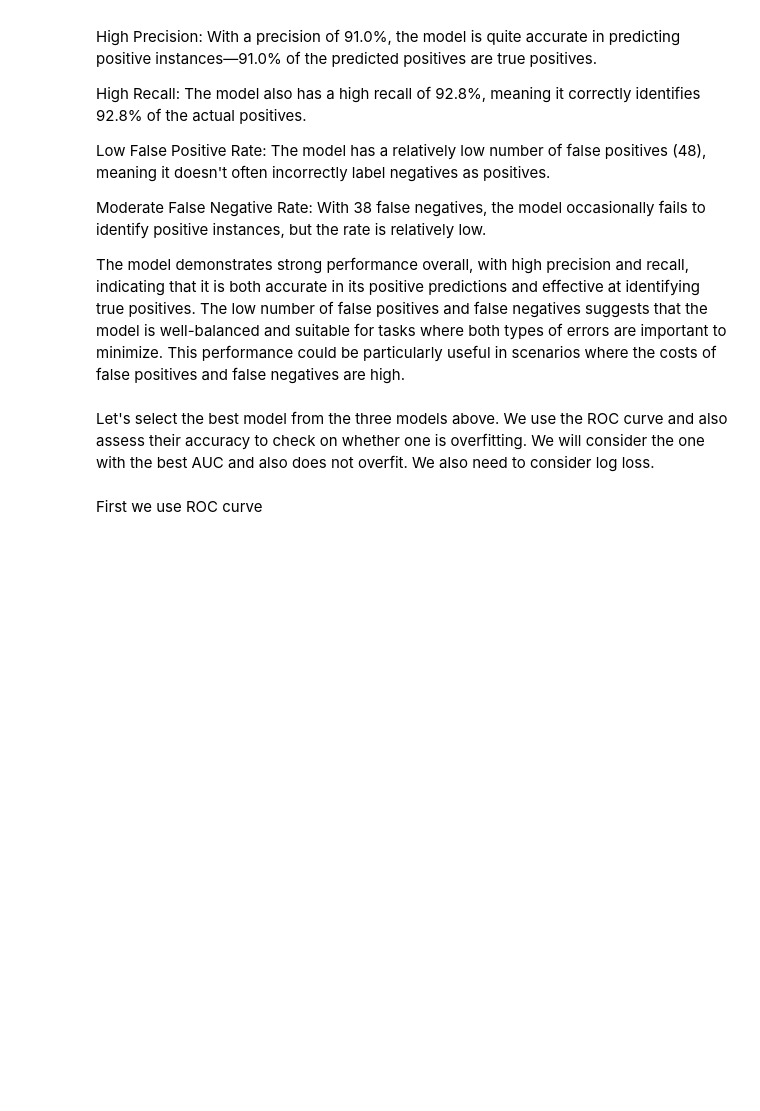
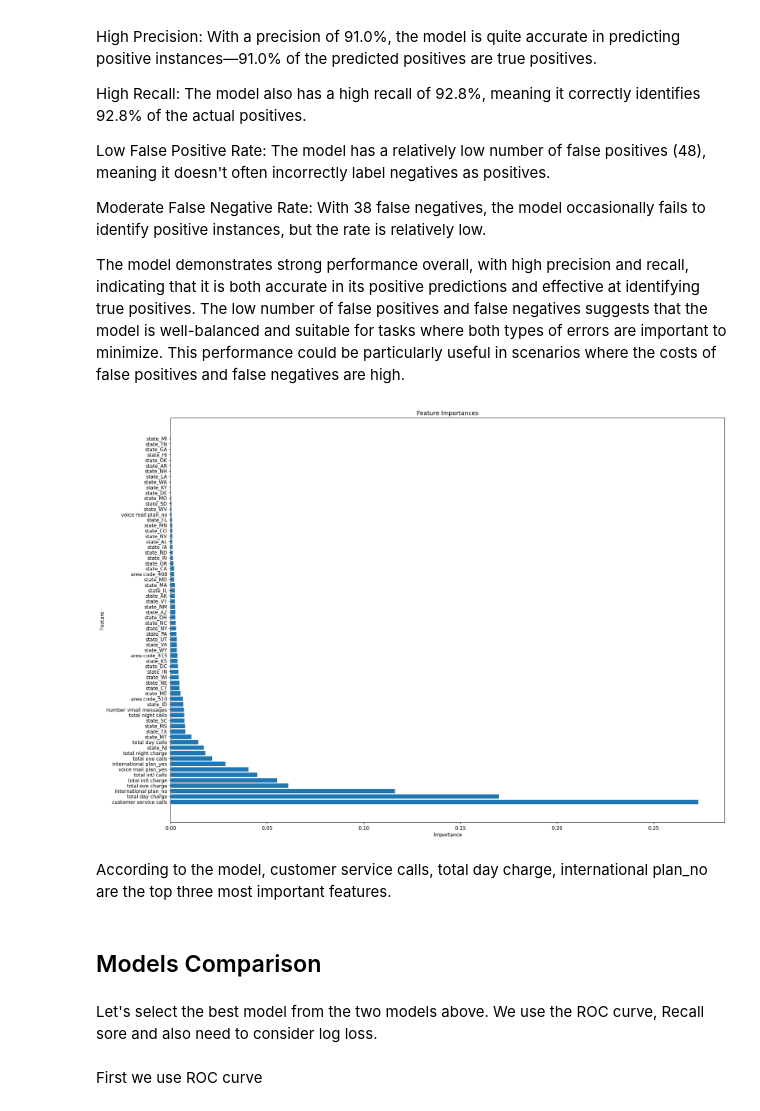
Before and after one commit to AgathaNyambati/SyriaTel-Customer-Churn, a Jupyter notebook: churn.ipynb, the cells around one changed output. Cells and saved outputs as stored; diff of their text form; code cells hidden in the pictures; blank space fills up the shorter version.

```diff
--- a/churn.ipynb
+++ b/churn.ipynb
@@ -754,7 +754,28 @@ Low False Positive Rate: The model has a relatively low number of false positive
 Moderate False Negative Rate: With 38 false negatives, the model occasionally fails to identify positive instances, but the rate is relatively low.
 
 The model demonstrates strong performance overall, with high precision and recall, indicating that it is both accurate in its positive predictions and effective at identifying true positives. The low number of false positives and false negatives suggests that the model is well-balanced and suitable for tasks where both types of errors are important to minimize. This performance could be particularly useful in scenarios where the costs of false positives and false negatives are high.
+# %%
+# Get feature importances
+importances = model2.feature_importances_
+
+# Create a DataFrame to display feature importances
+feature_importances = pd.DataFrame({'Feature': X_train_smote.columns, 'Importance': importances})
+feature_importances = feature_importances.sort_values('Importance', ascending=False)
+
+# Plot feature importances
+plt.figure(figsize=(20, 15))
+plt.barh(feature_importances['Feature'], feature_importances['Importance'])
+plt.xlabel('Importance')
+plt.ylabel('Feature')
+plt.title('Feature Importances')
+plt.show()
+# %% [output]
+[figure, added]
+# %% [markdown]
+According to the model, customer service calls, total day charge, international plan_no are the top three most important features.
+# %% [markdown]
+##  Models Comparison
 # %% [markdown]
-Let's select the best model from the three models above. We use the ROC curve and also assess their accuracy to check on whether one is overfitting. We will consider the one with the best AUC and also does not overfit. We also need to consider log loss.
+Let's select the best model from the two models above. We use the ROC curve, Recall sore and also need to consider log loss.
 # %% [markdown]
 First we use ROC curve
```
Also changed, not shown: parts of 2 cells of this notebook.
